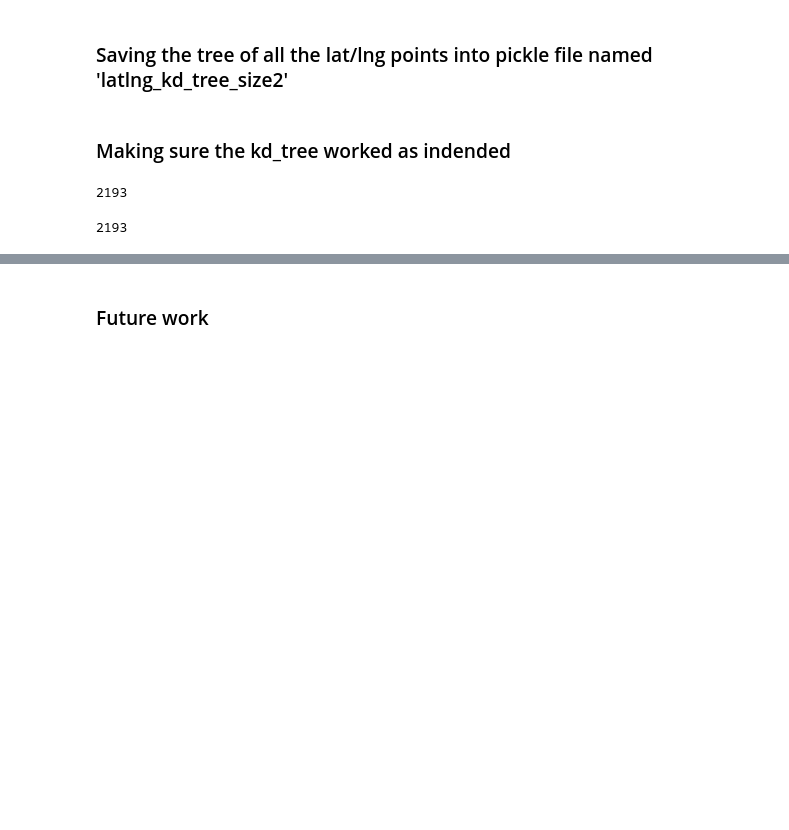
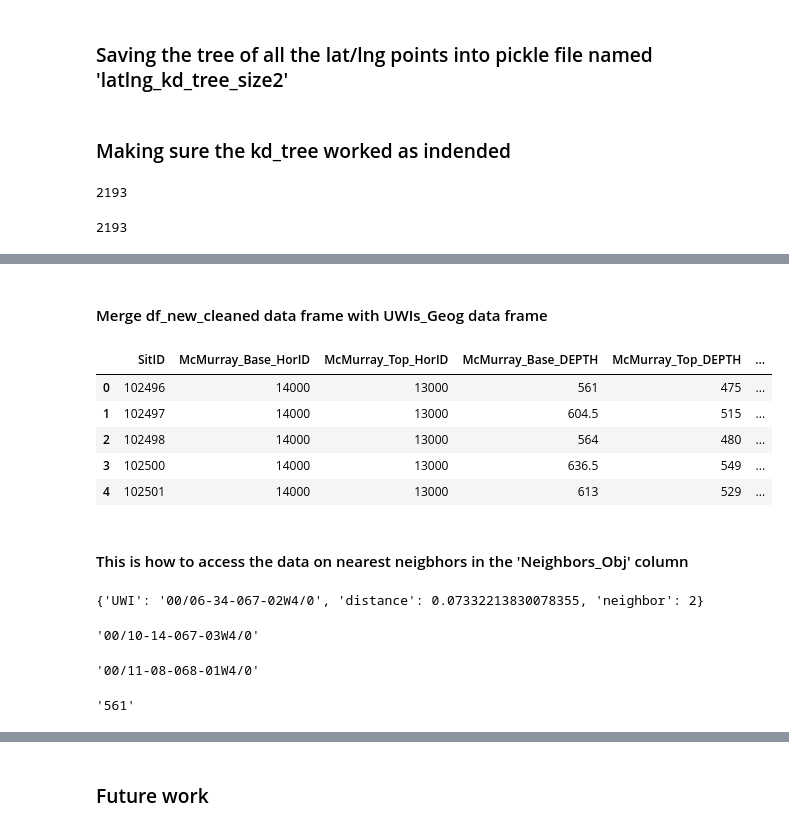
Before and after one commit to JustinGOSSES/MannvilleGroup_Strat_Hackathon, a Jupyter notebook: notebooks_2018/mapmaking/Map_Exploration_v2-KDtree.ipynb, the cells around one changed output, grey strips where cells are left out. Saved outputs shown, nothing was run; the diff lists cells and outputs as text; code cells hidden in the pictures; blank space fills up the shorter version.

```diff
--- a/notebooks_2018/mapmaking/Map_Exploration_v2-KDtree.ipynb
+++ b/notebooks_2018/mapmaking/Map_Exploration_v2-KDtree.ipynb
@@ -140,0 +147,3 @@ df_new[4:5]
+# %%
+#### Finding 8 nearest neighbors based on lat/long
+dist, ind = latlng_kd_tree_leaf2.query([position][0], k=8)
@@ -140,0 +198,6 @@ df_new[4:5]
+# %%
+#### make a data frame of UWI & index from main dataframe
+UWIs = df_new[['UWI']]
+#UWIs.join(position, how='outer')
+UWIs_Geog = pd.concat([UWIs, position], axis=1)
+UWIs_Geog.head()
@@ -140,0 +299,33 @@ df_new[4:5]
+# %% [markdown]
+#### Merge df_new_cleaned data frame with UWIs_Geog data frame
+# %%
+df_new_cleaned_plus_nn = pd.concat([df_new_cleaned, UWIs_Geog[['Neighbors_Obj']].copy()], axis=1)
+df_new_cleaned_plus_nn.head()
+# %% [output]
+|  | SitID | McMurray_Base_HorID | McMurray_Top_HorID | McMurray_Base_DEPTH | McMurray_Top_DEPTH | ... |
+| 0 | 102496 | 14000 | 13000 | 561 | 475 | ... |
+| 1 | 102497 | 14000 | 13000 | 604.5 | 515 | ... |
+| 2 | 102498 | 14000 | 13000 | 564 | 480 | ... |
+| 3 | 102500 | 14000 | 13000 | 636.5 | 549 | ... |
+| 4 | 102501 | 14000 | 13000 | 613 | 529 | ... |
+# %% [markdown]
+#### This is how to access the data on nearest neigbhors in the 'Neighbors_Obj' column
+# %%
+#### The object for the 1st neighbor of the 1 index well
+df_new_cleaned_plus_nn.loc[1:1,'Neighbors_Obj'][1][1]
+# %% [output]
+{'UWI': '00/06-34-067-02W4/0', 'distance': 0.07332213830078355, 'neighbor': 2}
+# %%
+#### The distance from the well in question for that row to the 1st neighbor
+df_new_cleaned_plus_nn.loc[1:1,'Neighbors_Obj'][1][3]['UWI']
+# %% [output]
+'00/10-14-067-03W4/0'
+# %%
+df_new_cleaned_plus_nn.iloc[0,10][1]['UWI']
+# %% [output]
+'00/11-08-068-01W4/0'
+# %%
+### col 3 is McMurray_Base_DEPTH
+df_new_cleaned_plus_nn.iloc[0,3]
+# %% [output]
+'561'
```
Also changed, not shown: parts of 52 cells of this notebook, 2 other files.
